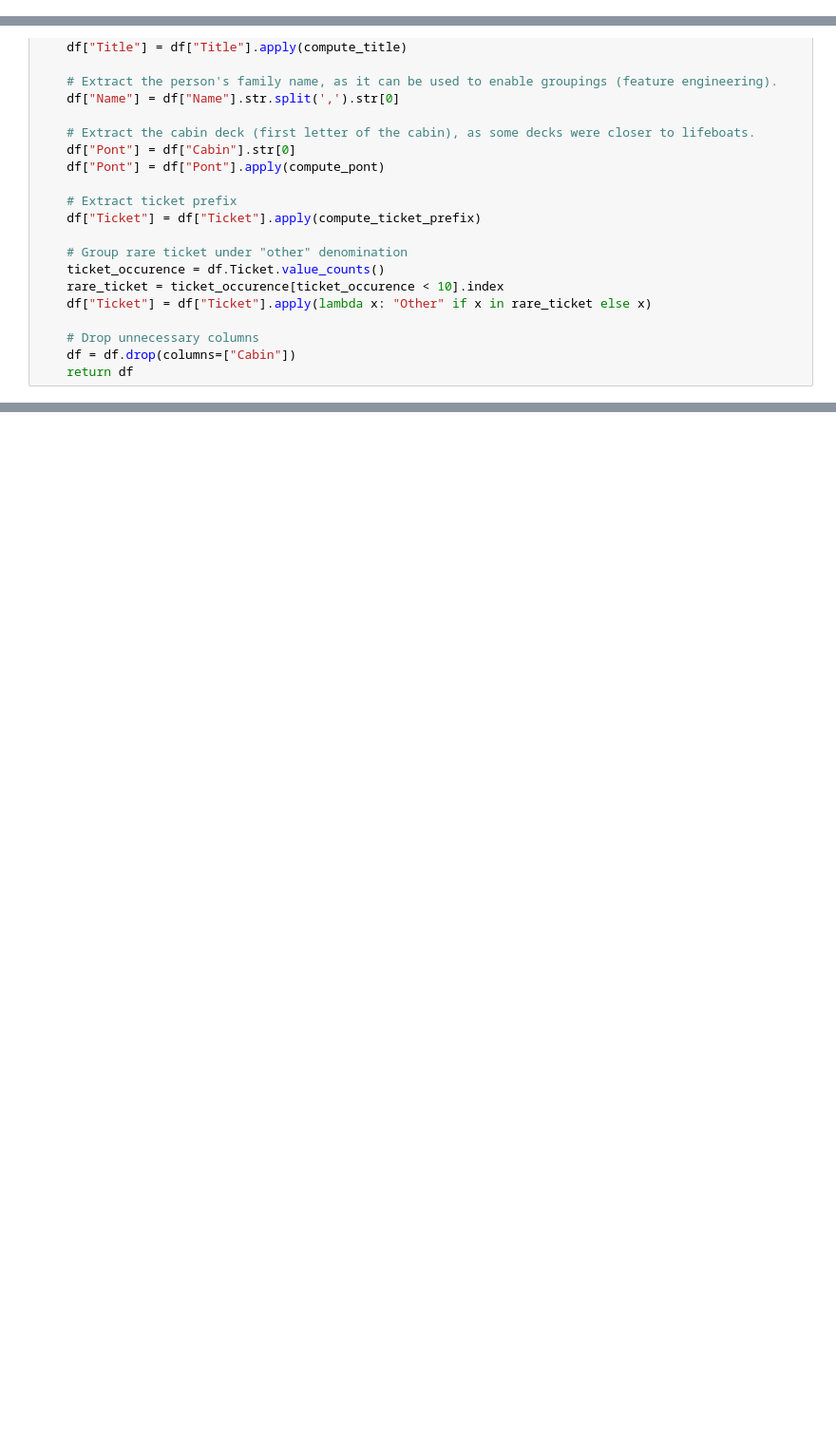
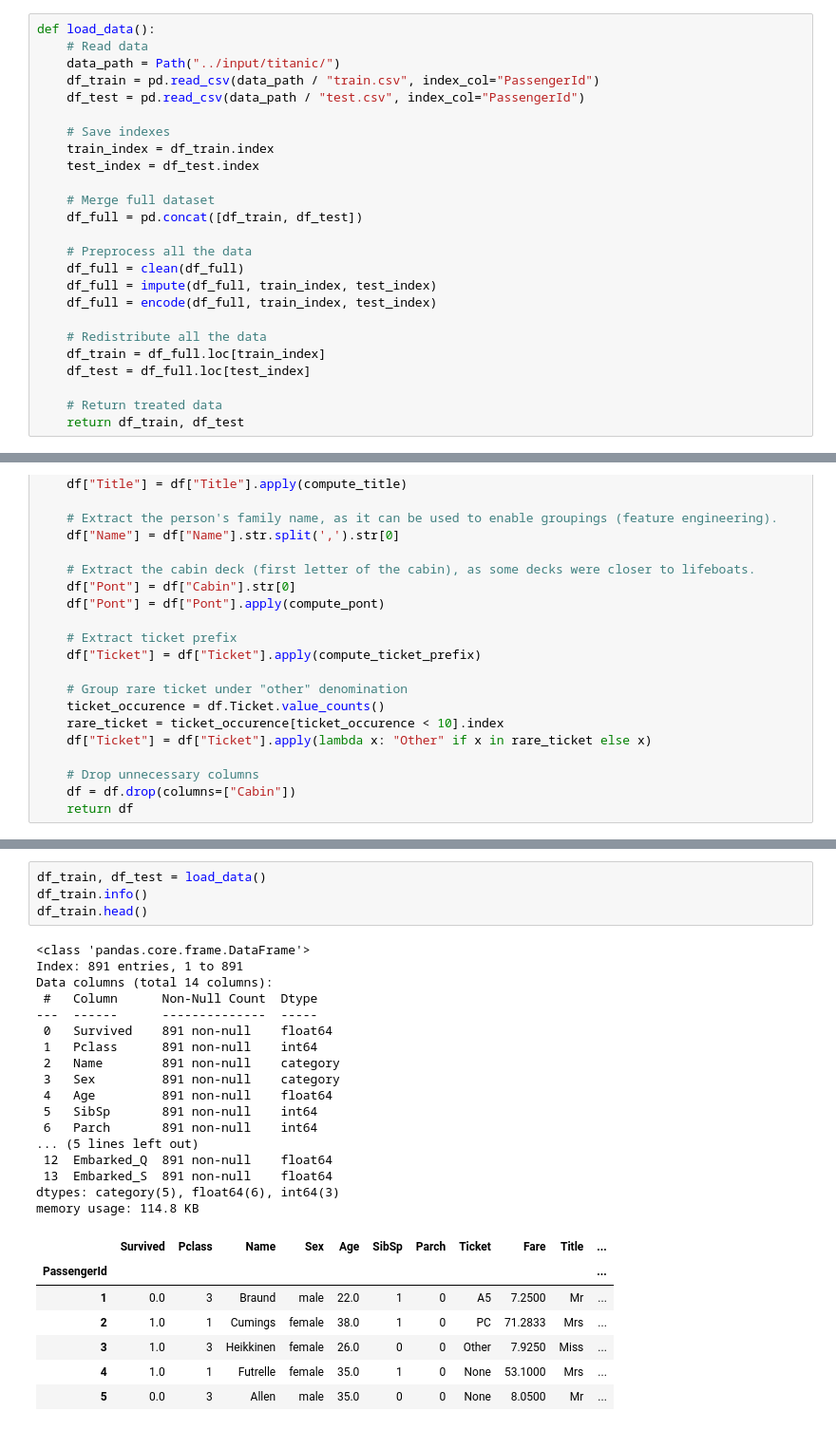
Before and after one commit to dange-marie/titanic_predictions, a Jupyter notebook: src/titanic.ipynb, the cells around one changed output, grey strips where cells are left out. Shown at 95% size. Drawn from its saved outputs; the diff is of its cells as text; blank space fills up the shorter version.

```diff
--- a/src/titanic.ipynb
+++ b/src/titanic.ipynb
@@ -90,2 +83,27 @@ df_train
+# %%
+def load_data():
+    # Read data
+    data_path = Path("../input/titanic/")
+    df_train = pd.read_csv(data_path / "train.csv", index_col="PassengerId")
+    df_test = pd.read_csv(data_path / "test.csv", index_col="PassengerId")
+
+    # Save indexes
+    train_index = df_train.index
+    test_index = df_test.index
+
+    # Merge full dataset
+    df_full = pd.concat([df_train, df_test])
+
+    # Preprocess all the data
+    df_full = clean(df_full)
+    df_full = impute(df_full, train_index, test_index)
+    df_full = encode(df_full, train_index, test_index)
+
+    # Redistribute all the data
+    df_train = df_full.loc[train_index]
+    df_test = df_full.loc[test_index]
+
+    # Return treated data
+    return df_train, df_test
 # %%
 def graphical_hypothesis():
@@ -208,0 +246,29 @@ def encode(df, train_indexes, test_indexes):
+# %%
+df_train, df_test = load_data()
+df_train.info()
+df_train.head()
+# %% [output]
+<class 'pandas.core.frame.DataFrame'>
+Index: 891 entries, 1 to 891
+Data columns (total 14 columns):
+ #   Column      Non-Null Count  Dtype
+---  ------      --------------  -----
+ 0   Survived    891 non-null    float64
+ 1   Pclass      891 non-null    int64
+ 2   Name        891 non-null    category
+ 3   Sex         891 non-null    category
+ 4   Age         891 non-null    float64
+ 5   SibSp       891 non-null    int64
+ 6   Parch       891 non-null    int64
+... (5 lines left out)
+ 12  Embarked_Q  891 non-null    float64
+ 13  Embarked_S  891 non-null    float64
+dtypes: category(5), float64(6), int64(3)
+memory usage: 114.8 KB
+|  | Survived | Pclass | Name | Sex | Age | SibSp | Parch | Ticket | Fare | Title | ... |
+| PassengerId |  |  |  |  |  |  |  |  |  |  | ... |
+| 1 | 0.0 | 3 | Braund | male | 22.0 | 1 | 0 | A5 | 7.2500 | Mr | ... |
+| 2 | 1.0 | 1 | Cumings | female | 38.0 | 1 | 0 | PC | 71.2833 | Mrs | ... |
+| 3 | 1.0 | 3 | Heikkinen | female | 26.0 | 0 | 0 | Other | 7.9250 | Miss | ... |
+| 4 | 1.0 | 1 | Futrelle | female | 35.0 | 1 | 0 | None | 53.1000 | Mrs | ... |
+| 5 | 0.0 | 3 | Allen | male | 35.0 | 0 | 0 | None | 8.0500 | Mr | ... |
```
Also changed, not shown: parts of 8 cells of this notebook, 14 other files.
